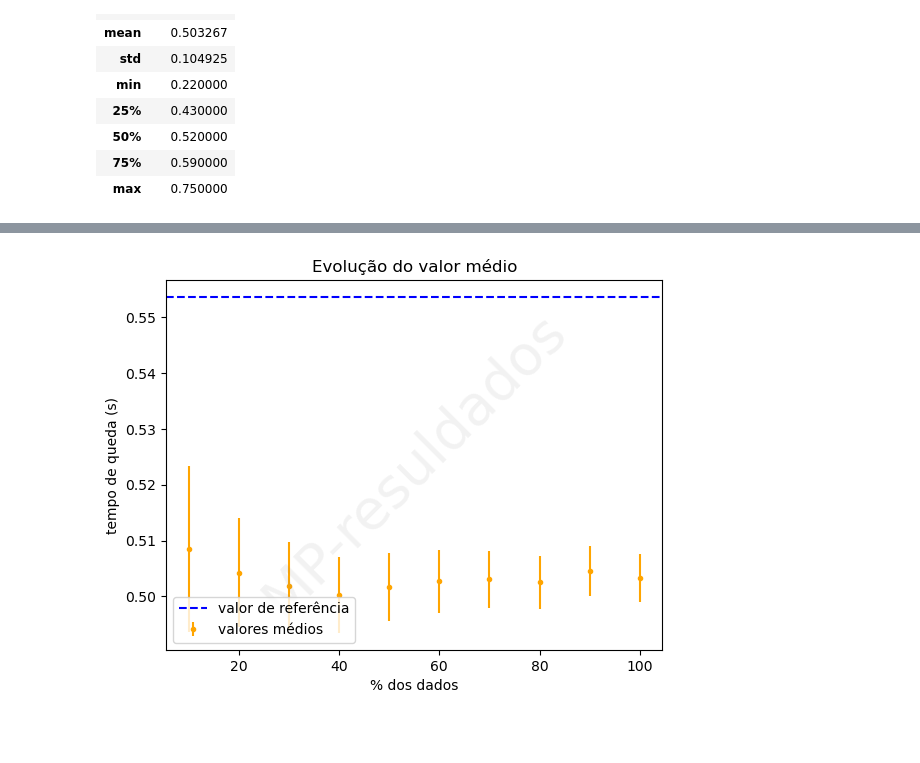
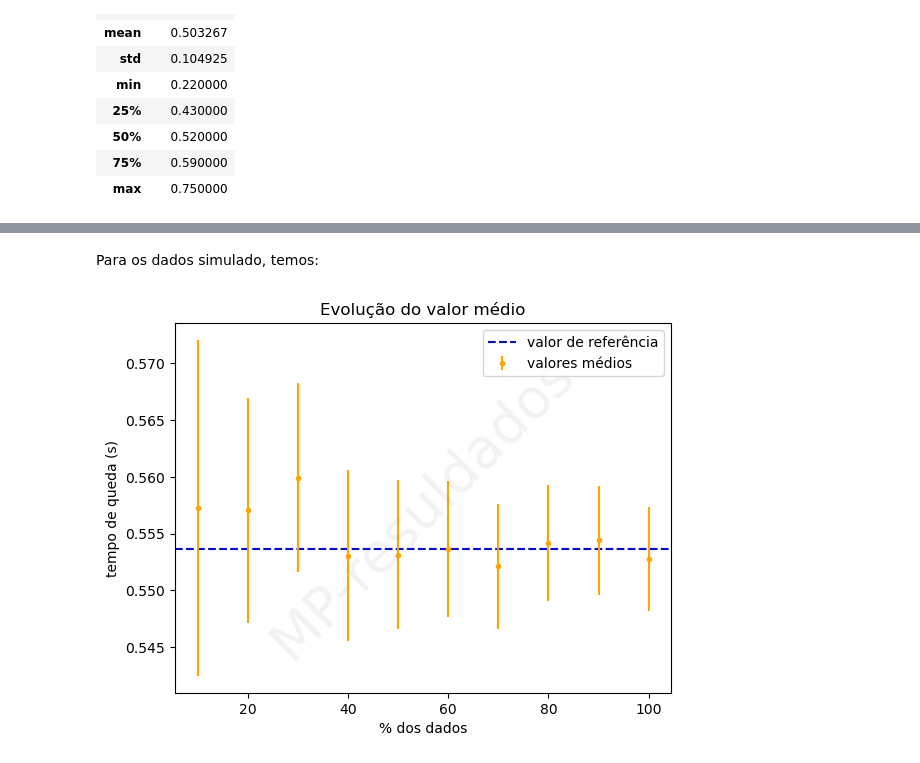
Before and after one commit to mp-resuldados/queda-livre, a Jupyter notebook: calculos_2.ipynb, the cells around one changed output, grey strips where cells are left out. Cells and saved outputs as stored; diff of their text form; code cells hidden in the pictures; blank space fills up the shorter version.

```diff
--- a/calculos_2.ipynb
+++ b/calculos_2.ipynb
@@ -68,6 +88,9 @@ desvio_padrao
 # %%
-def medidas(N_conj, N_medidas, h, desvio_padrao):
-    t = (2*h/9.787899) **(0.5)
+def medidas(N_medidas, h, desvio_padrao):
+
+    t = (2*h/9.787899) **(0.5) # cálculo do valor esperado para a altura dada
+
+    N_conj = 10 # número de subconjuntos
 
     medidas = pd.Series([gauss(t,desvio_padrao) for i in range(N_medidas)])
 
@@ -85,6 +110,7 @@ def medidas(N_conj, N_medidas, h, desvio_padrao):
 # %%
-def estatistica(N_conj, dados, h):
+def estatistica(dados):
 
+    N_conj = 10 # número de subconjuntos
     medidas = dados
     N_medidas = len(dados)
 
@@ -146,2 +137,3 @@ def plot_dados(m1,h):
 # %%
-m1, e1 = medidas(10, 100, 1.5, 0.1)
+m1, e1 = medidas(600, 1.5, desvio_padrao)
+m1
@@ -208,5 +257,8 @@ plot_medias(e1, 1.5)
+# %% [markdown]
+Para os dados simulado, temos:
 # %%
-figura = plot_medias(ereal, 1.5)[0]
-figura.savefig('medias.png')
+# salvando para o READ.ME
+figura1a = plot_medias(e1, 1.5)[0]
+figura1a.savefig('medias_simulado.png')
 # %% [output]
-[figure, old version]
+[figure, new version]
```
Also changed, not shown: parts of 45 cells of this notebook.
